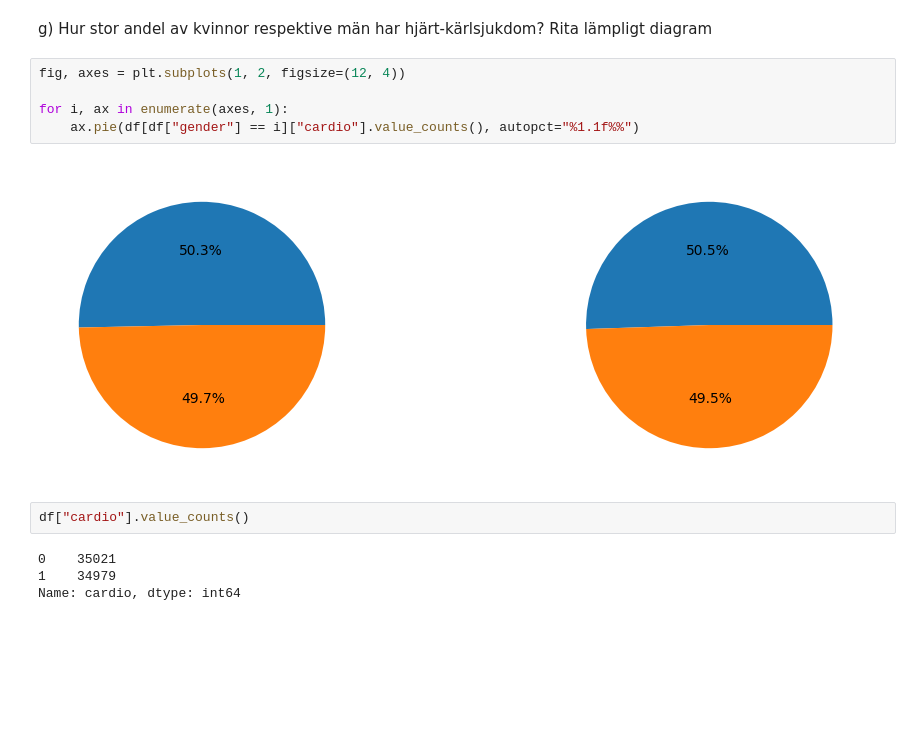
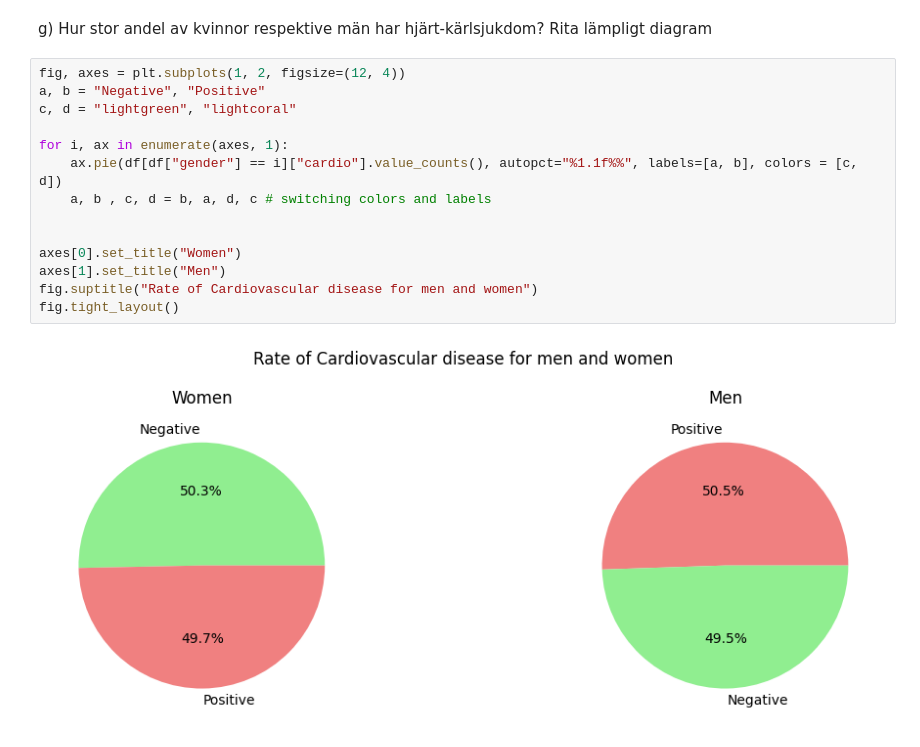
Before and after one commit to HakanAkerblom/Machine-learning-Hakan-Akerblom, a Jupyter notebook: Laboration/EDA_heart.ipynb, the cells around one changed output. Saved outputs shown, nothing was run; the diff lists cells and outputs as text; blank space fills up the shorter version.

```diff
--- a/Laboration/EDA_heart.ipynb
+++ b/Laboration/EDA_heart.ipynb
@@ -154,14 +154,17 @@ Text(0.5, 0, 'Height in cm')
 g) Hur stor andel av kvinnor respektive män har hjärt-kärlsjukdom? Rita lämpligt diagram
 # %%
 fig, axes = plt.subplots(1, 2, figsize=(12, 4))
+a, b = "Negative", "Positive"
+c, d = "lightgreen", "lightcoral"
 
 for i, ax in enumerate(axes, 1):
-    ax.pie(df[df["gender"] == i]["cardio"].value_counts(), autopct="%1.1f%%")
+    ax.pie(df[df["gender"] == i]["cardio"].value_counts(), autopct="%1.1f%%", labels=[a, b], colors = [c, d])
+    a, b , c, d = b, a, d, c # switching colors and labels
+
+
+axes[0].set_title("Women")
+axes[1].set_title("Men")
+fig.suptitle("Rate of Cardiovascular disease for men and women")
+fig.tight_layout()
 # %% [output]
-[figure, old version]
+[figure, new version]
-# %%
-df["cardio"].value_counts()
-# %% [output]
-0    35021
-1    34979
-Name: cardio, dtype: int64
```
Also changed, not shown: parts of 10 cells of this notebook, 1 other file.
